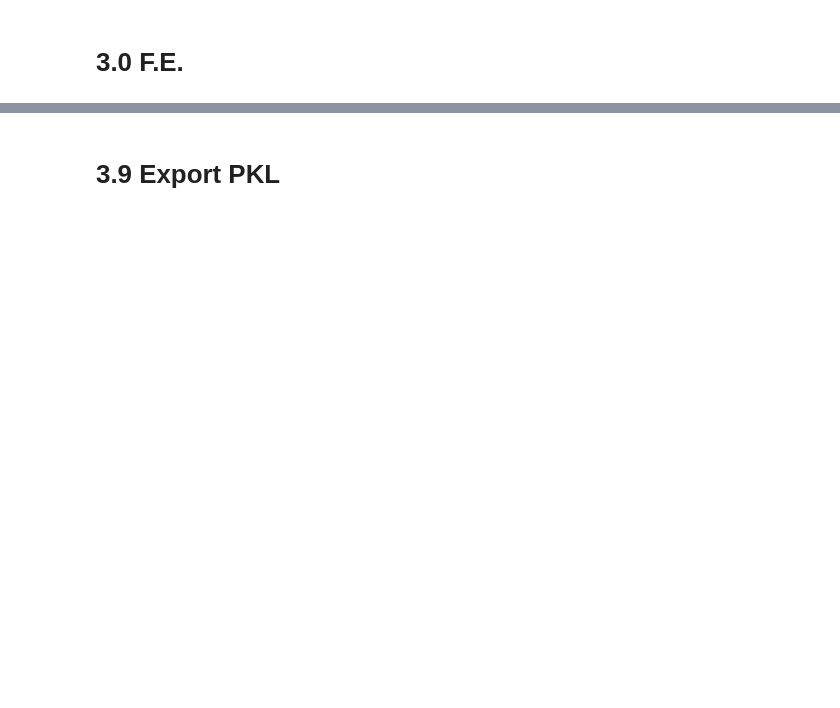
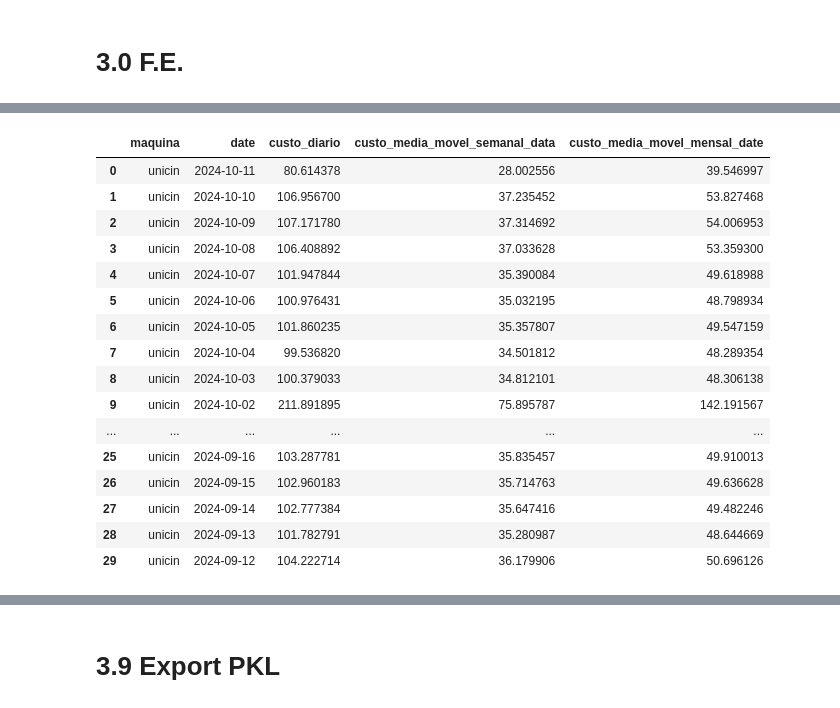
Before and after one commit to Gabrielnbr/modelo_unicin, a Jupyter notebook: notebooks/3_0_feature_engineering.ipynb, the cells around one changed output, grey strips where cells are left out. Saved outputs shown, nothing was run; the diff lists cells and outputs as text; code cells hidden in the pictures; blank space fills up the shorter version.

```diff
--- a/notebooks/3_0_feature_engineering.ipynb
+++ b/notebooks/3_0_feature_engineering.ipynb
@@ -43,0 +258,28 @@ df.sample()
+# %%
+aux_df = df2.loc[(df2['maquina']=='unicin') & (df2['date']>='2024-09-12'),
+        ['date',
+        'maquina',
+        'custo_diario',
+        'custo_media_movel_semanal_data',
+        'custo_media_movel_mensal_date']
+        ].groupby(['maquina','date']).sum().sort_values(by='date',ascending=False).reset_index()
+# %%
+aux_df
+# %% [output]
+|  | maquina | date | custo_diario | custo_media_movel_semanal_data | custo_media_movel_mensal_date |
+| 0 | unicin | 2024-10-11 | 80.614378 | 28.002556 | 39.546997 |
+| 1 | unicin | 2024-10-10 | 106.956700 | 37.235452 | 53.827468 |
+| 2 | unicin | 2024-10-09 | 107.171780 | 37.314692 | 54.006953 |
+| 3 | unicin | 2024-10-08 | 106.408892 | 37.033628 | 53.359300 |
+| 4 | unicin | 2024-10-07 | 101.947844 | 35.390084 | 49.618988 |
+| 5 | unicin | 2024-10-06 | 100.976431 | 35.032195 | 48.798934 |
+| 6 | unicin | 2024-10-05 | 101.860235 | 35.357807 | 49.547159 |
+| 7 | unicin | 2024-10-04 | 99.536820 | 34.501812 | 48.289354 |
+| 8 | unicin | 2024-10-03 | 100.379033 | 34.812101 | 48.306138 |
+| 9 | unicin | 2024-10-02 | 211.891895 | 75.895787 | 142.191567 |
+| ... | ... | ... | ... | ... | ... |
+| 25 | unicin | 2024-09-16 | 103.287781 | 35.835457 | 49.910013 |
+| 26 | unicin | 2024-09-15 | 102.960183 | 35.714763 | 49.636628 |
+| 27 | unicin | 2024-09-14 | 102.777384 | 35.647416 | 49.482246 |
+| 28 | unicin | 2024-09-13 | 101.782791 | 35.280987 | 48.644669 |
+| 29 | unicin | 2024-09-12 | 104.222714 | 36.179906 | 50.696126 |
```
Also changed, not shown: parts of 26 cells of this notebook, 4 other files.
